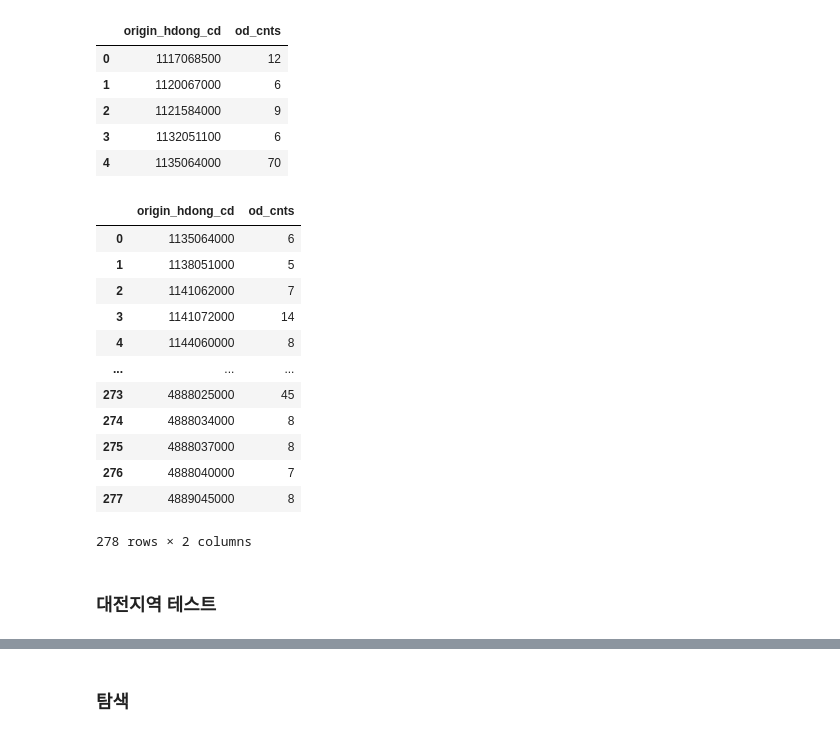
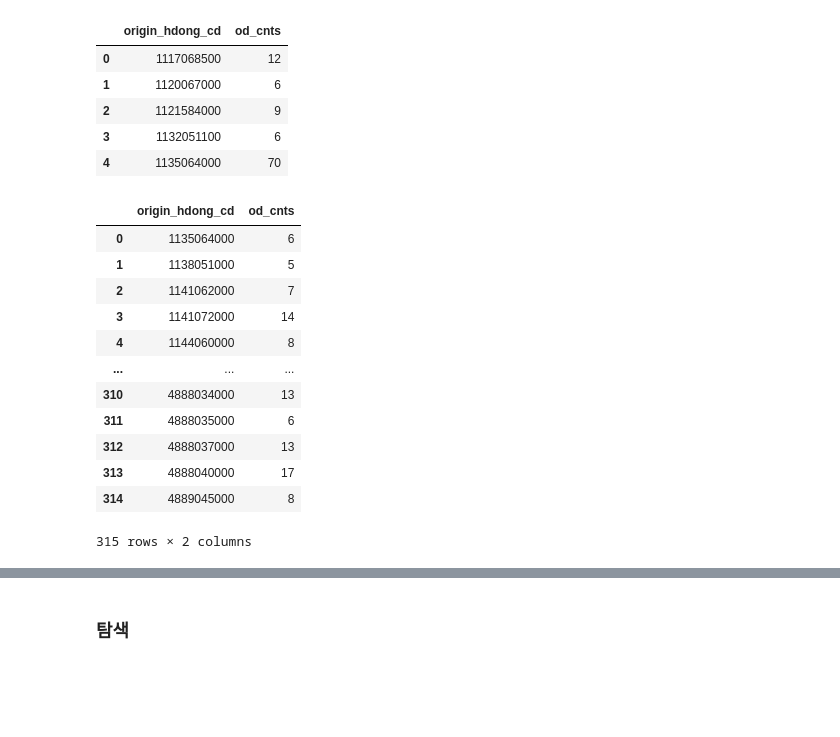
Before and after one commit to NongShiN/2024_bigcontest_muju_festival_shuttle_bus, a Jupyter notebook: best_shuttle_bus_route.ipynb, the cells around one changed output, grey strips where cells are left out. Saved outputs shown, nothing was run; the diff lists cells and outputs as text; code cells hidden in the pictures; blank space fills up the shorter version.

```diff
--- a/best_shuttle_bus_route.ipynb
+++ b/best_shuttle_bus_route.ipynb
@@ -44,11 +46,13 @@ address
 | 21776 | 5183035000 | 강원특별자치도 | 양양군 | 강현면 | 적은리 | 38.118555 | 128.598405 | 강원특별자치도 양양군 |
 21777 rows × 8 columns
 # %%
+from tqdm import tqdm
+
 data_frames = []
 muju_codes = [4573000000, 4573025000, 4573031000, 4573032000, 4573033000, 4573034000, 4573035000]
 
-for i in range(2, 11):
-    print(f"{i}번째 ", end=" ")
+for i in tqdm(range(2, 11)):
+    # print(f"{i}번째 ", end=" ")
     index = str(i).rjust(2, '0')
     df_tmp = pd.read_csv(f"EDA/jiwon/data/od_20230901_10/od_202309{index}_1.csv")
     to_muju = df_tmp['dest_hdong_cd'].isin(muju_codes) & (df_tmp['dest_purpose'] == 5)
@@ -166,23 +168,21 @@ sum_od_cnts_all.head()
 | 3 | 1132051100 | 6 |
 | 4 | 1135064000 | 70 |
 # %%
-# 지역별 20대 무주축제방문객 수
-df_od_20 = df_od_group[df_od_group['age']==2]
-sum_od_cnts_20 = round(df_od_20.groupby('origin_hdong_cd')['od_cnts'].sum().reset_index(), 0)
-sum_od_cnts_20
+# 지역별 20대,50대,60대 무주축제방문객 수
+df_od_age = df_od_group[df_od_group['age'].isin([2,5,6])]
+sum_od_cnts_age = round(df_od_age.groupby('origin_hdong_cd')['od_cnts'].sum().reset_index(), 0)
+sum_od_cnts_age
 # %% [output]
 |  | origin_hdong_cd | od_cnts |
 | 0 | 1135064000 | 6 |
 | 1 | 1138051000 | 5 |
 | 2 | 1141062000 | 7 |
 | 3 | 1141072000 | 14 |
 | 4 | 1144060000 | 8 |
 | ... | ... | ... |
-| 273 | 4888025000 | 45 |
-| 274 | 4888034000 | 8 |
-| 275 | 4888037000 | 8 |
-| 276 | 4888040000 | 7 |
-| 277 | 4889045000 | 8 |
+| 310 | 4888034000 | 13 |
+| 311 | 4888035000 | 6 |
+| 312 | 4888037000 | 13 |
+| 313 | 4888040000 | 17 |
+| 314 | 4889045000 | 8 |
-278 rows × 2 columns
+315 rows × 2 columns
-# %% [markdown]
-### 대전지역 테스트
```
Also changed, not shown: parts of 29 cells of this notebook, 1 other file.
